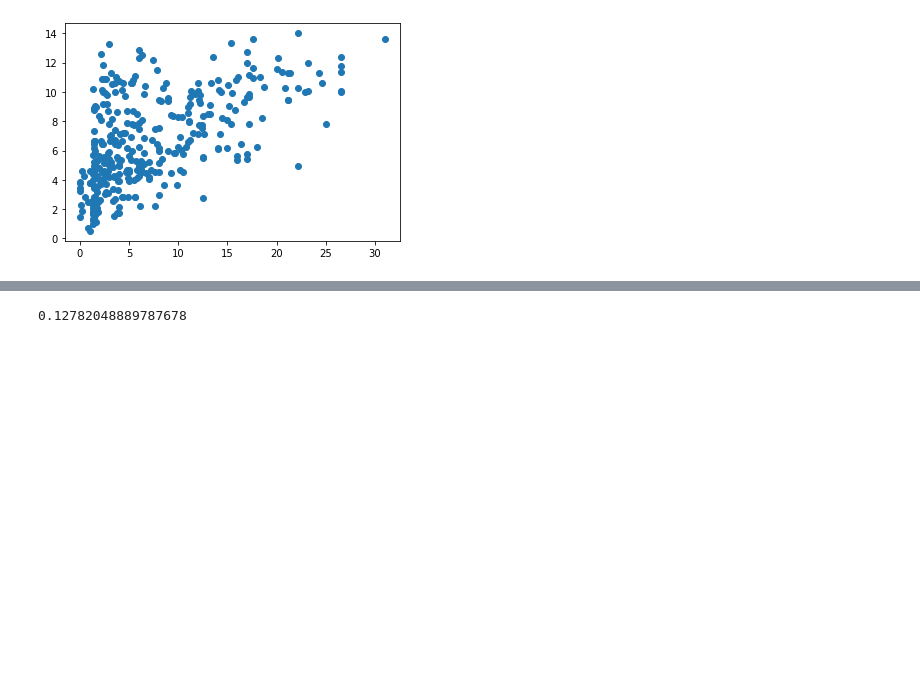
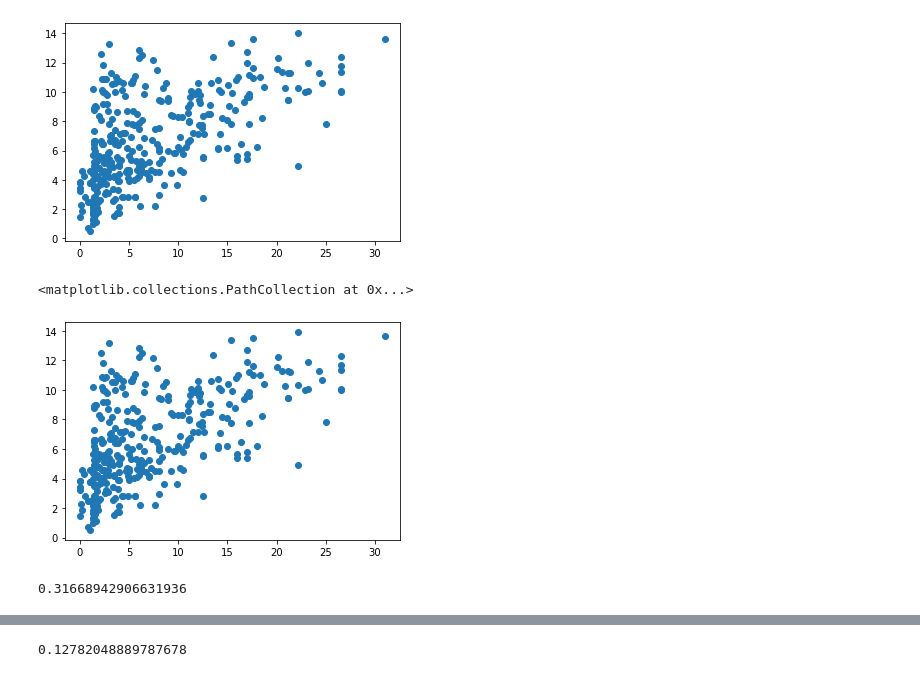
Before and after one commit to anuttamp/final562, a Jupyter notebook: final proj.ipynb, the cells around one changed output, grey strips where cells are left out. Drawn from its saved outputs; the diff is of its cells as text; code cells hidden in the pictures; blank space fills up the shorter version.

Commit message:
commit with final touches and all tests completed with comments pt.2 and added regressions for the rest of 5-feature df

```diff
--- a/final proj.ipynb
+++ b/final proj.ipynb
@@ -247,3 +248,17 @@ matplotlib.pyplot.scatter(updated_baller[['SALARY_MILLIONS']], cross_val_predict
 # %% [output]
 <matplotlib.collections.PathCollection at 0x...>
 [figure]
+# %%
+#Conduct ridge regressions using an alpha of 5 with 5-feature df
+from sklearn.linear_model import Ridge
+ridge = Ridge(alpha=5)
+ridge.fit(updated_baller.drop(['SALARY_MILLIONS'], axis=1),  updated_baller[['SALARY_MILLIONS']])
+matplotlib.pyplot.scatter(updated_baller[['SALARY_MILLIONS']], cross_val_predict(ridge, updated_baller.drop(['SALARY_MILLIONS'], axis=1), updated_baller[['SALARY_MILLIONS']], cv=5))
+# %% [output]
+<matplotlib.collections.PathCollection at 0x...>
+[figure, added]
+# %%
+# Accuracy of model from cross validation on ridge regression
+metrics.r2_score(updated_baller[['SALARY_MILLIONS']], cross_val_predict(ridge, updated_baller.drop(['SALARY_MILLIONS'], axis=1), updated_baller[['SALARY_MILLIONS']], cv=5))
+# %% [output]
+0.31668942906631936
```
Also changed, not shown: parts of 9 cells of this notebook.
